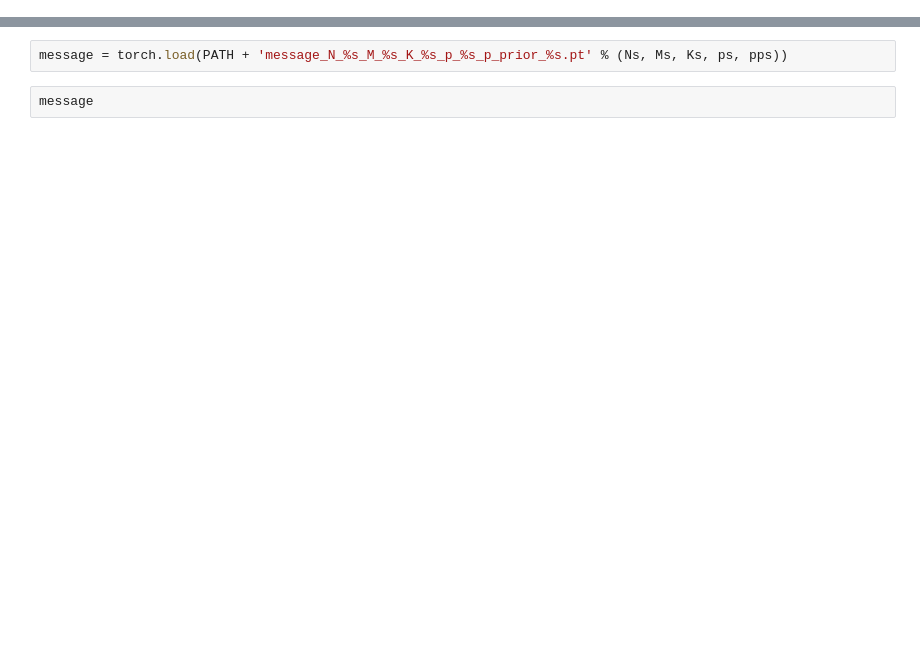
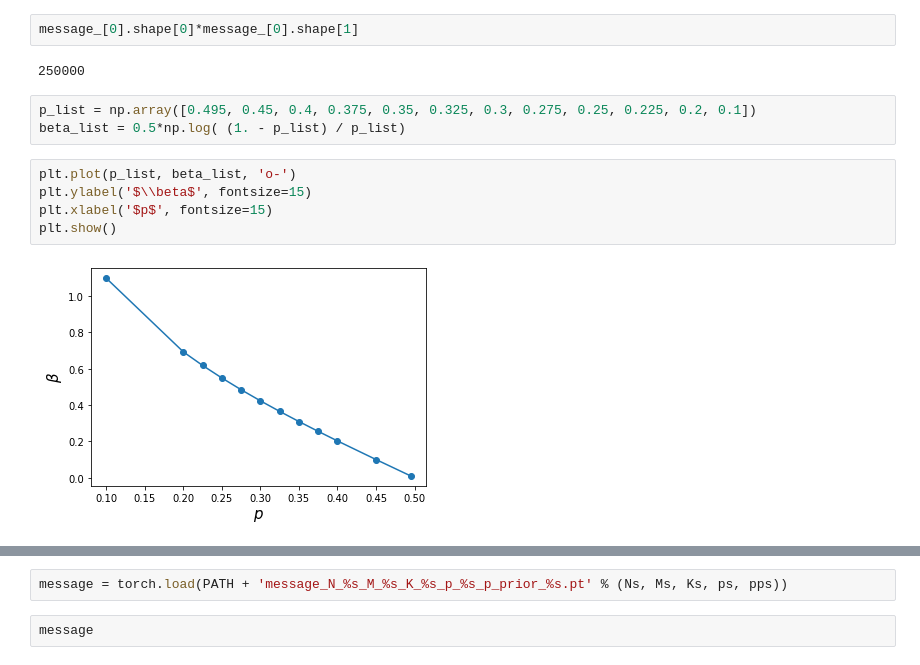
Before and after one commit to rodsveiga/van_error_codes, a Jupyter notebook: over_av.ipynb, the cells around one changed output, grey strips where cells are left out. Cells and saved outputs as stored; diff of their text form; blank space fills up the shorter version.

```diff
--- a/over_av.ipynb
+++ b/over_av.ipynb
@@ -27,0 +112,14 @@ PATH = path_ + 'model_N_250_M_1000_K_5_p_0100_p_prior_0100_steps_1000/'
+# %%
+message_[0].shape[0]*message_[0].shape[1]
+# %% [output]
+250000
+# %%
+p_list = np.array([0.495, 0.45, 0.4, 0.375, 0.35, 0.325, 0.3, 0.275, 0.25, 0.225, 0.2, 0.1])
+beta_list = 0.5*np.log( (1. - p_list) / p_list)
+# %%
+plt.plot(p_list, beta_list, 'o-')
+plt.ylabel('$\\beta$', fontsize=15)
+plt.xlabel('$p$', fontsize=15)
+plt.show()
+# %% [output]
+[figure, added]
```
Also changed, not shown: parts of 24 cells of this notebook, 3 other files.
